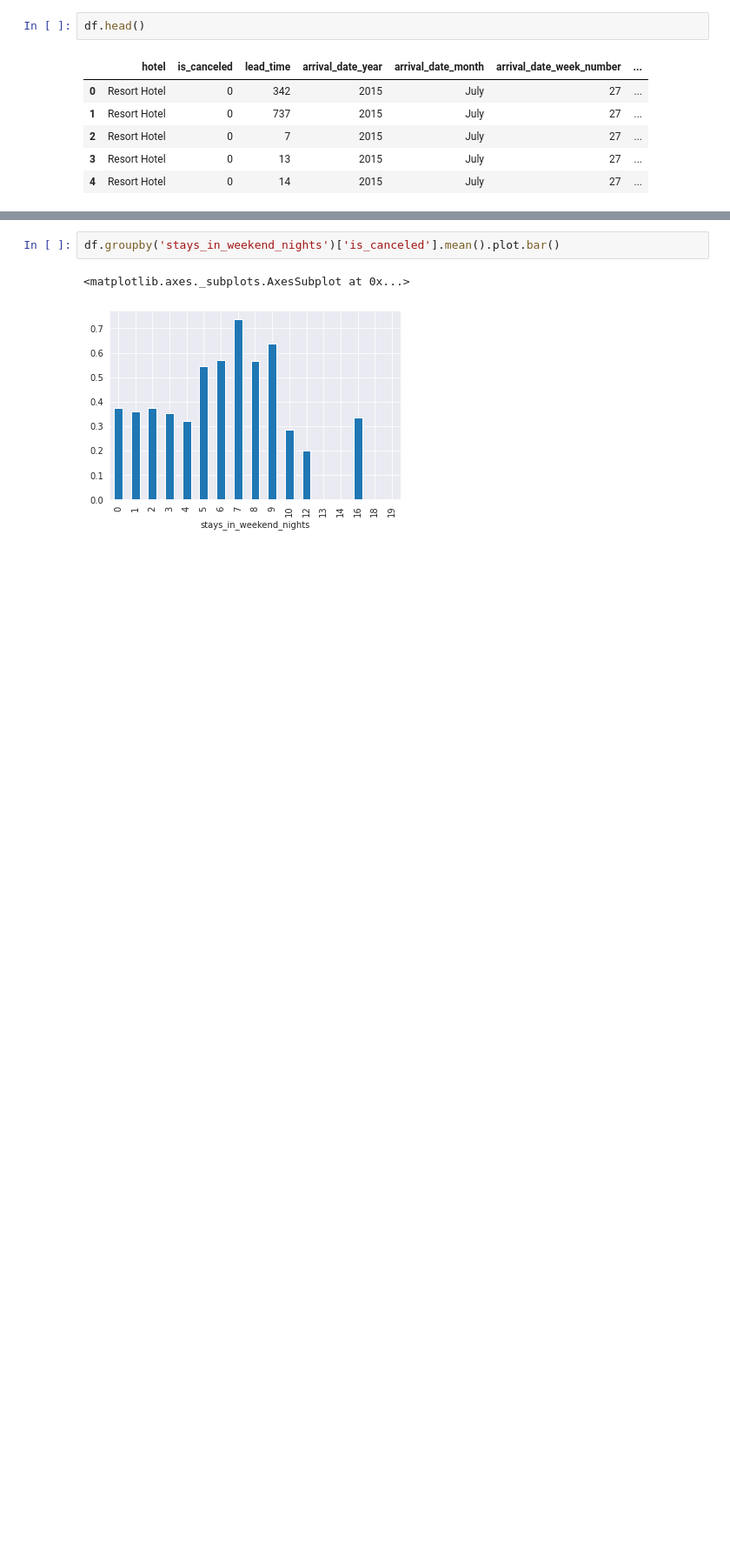
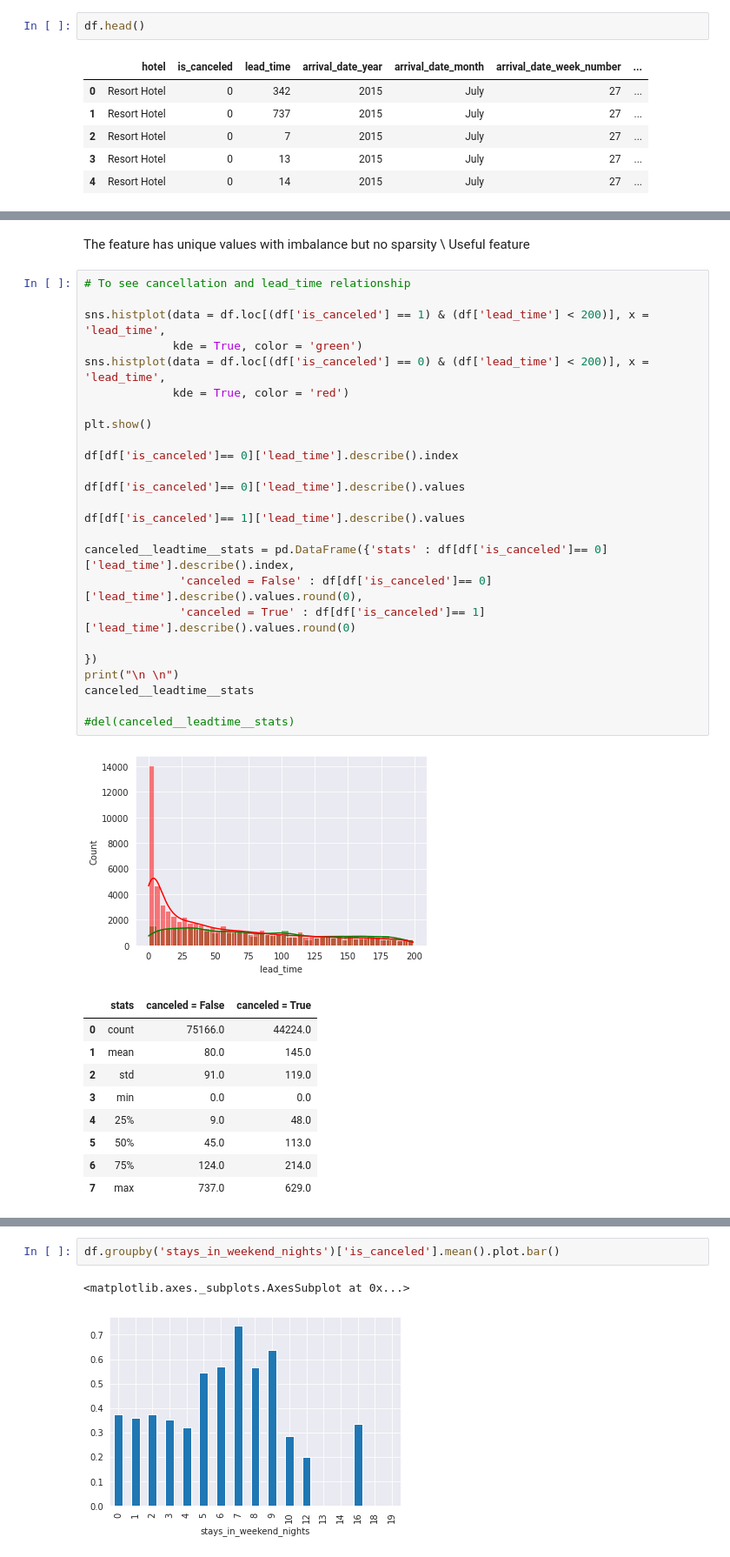
Before and after one commit to suchirmm/hotel-booking, a Jupyter notebook: hotel_booking_analysis.ipynb, the cells around one changed output, grey strips where cells are left out. Shown at 87% size. Saved outputs shown, nothing was run; the diff lists cells and outputs as text; blank space fills up the shorter version.

```diff
--- a/hotel_booking_analysis.ipynb
+++ b/hotel_booking_analysis.ipynb
@@ -446,0 +447,39 @@ df.groupby('is_repeated_guest')['is_canceled'].mean().plot.bar()
+# %% [markdown]
+The feature has unique values with imbalance but no sparsity \\
+Useful feature
+# %%
+# To see cancellation and lead_time relationship
+
+sns.histplot(data = df.loc[(df['is_canceled'] == 1) & (df['lead_time'] < 200)], x = 'lead_time',
+             kde = True, color = 'green')
+sns.histplot(data = df.loc[(df['is_canceled'] == 0) & (df['lead_time'] < 200)], x = 'lead_time',
+             kde = True, color = 'red')
+
+plt.show()
+
+df[df['is_canceled']== 0]['lead_time'].describe().index
+
+df[df['is_canceled']== 0]['lead_time'].describe().values
+
+df[df['is_canceled']== 1]['lead_time'].describe().values
+
+canceled__leadtime__stats = pd.DataFrame({'stats' : df[df['is_canceled']== 0]['lead_time'].describe().index,
+              'canceled = False' : df[df['is_canceled']== 0]['lead_time'].describe().values.round(0),
+              'canceled = True' : df[df['is_canceled']== 1]['lead_time'].describe().values.round(0)
+
+})
+print("\n \n")
+canceled__leadtime__stats
+
+#del(canceled__leadtime__stats)
+# %% [output]
+[figure, added]
+|  | stats | canceled = False | canceled = True |
+| 0 | count | 75166.0 | 44224.0 |
+| 1 | mean | 80.0 | 145.0 |
+| 2 | std | 91.0 | 119.0 |
+| 3 | min | 0.0 | 0.0 |
+| 4 | 25% | 9.0 | 48.0 |
+| 5 | 50% | 45.0 | 113.0 |
+| 6 | 75% | 124.0 | 214.0 |
+| 7 | max | 737.0 | 629.0 |
```
Also changed, not shown: parts of 36 cells of this notebook.
